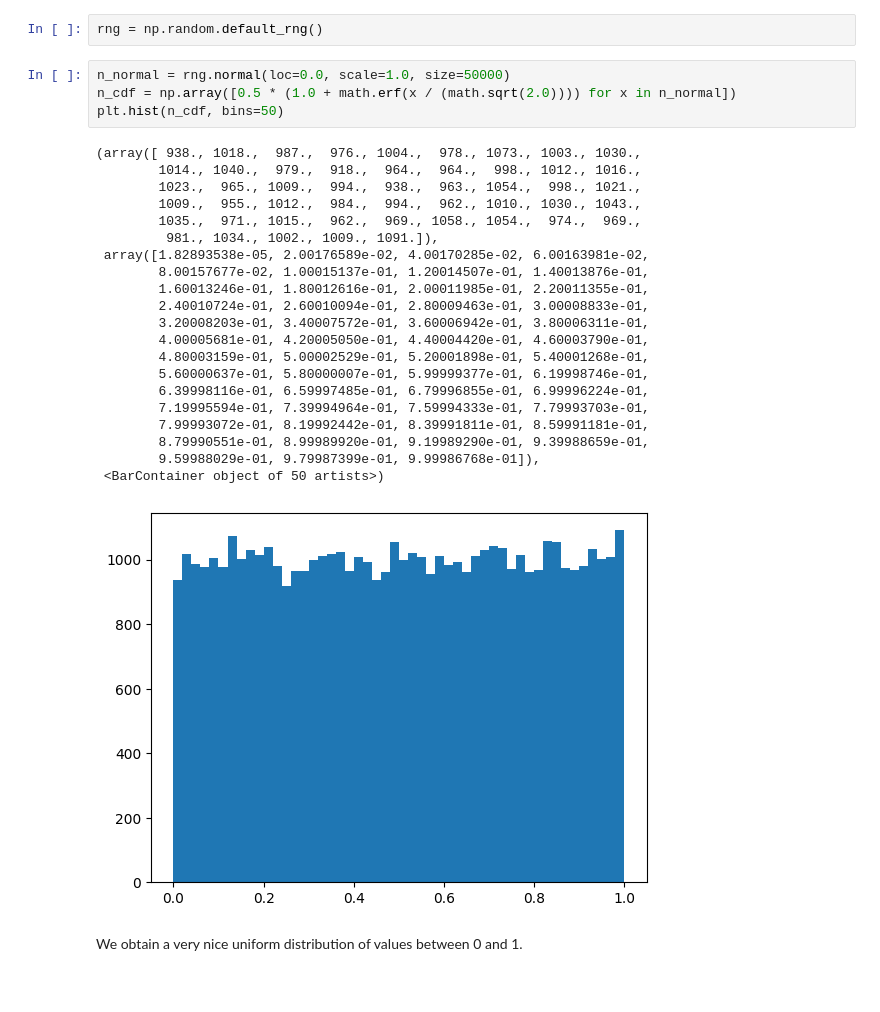
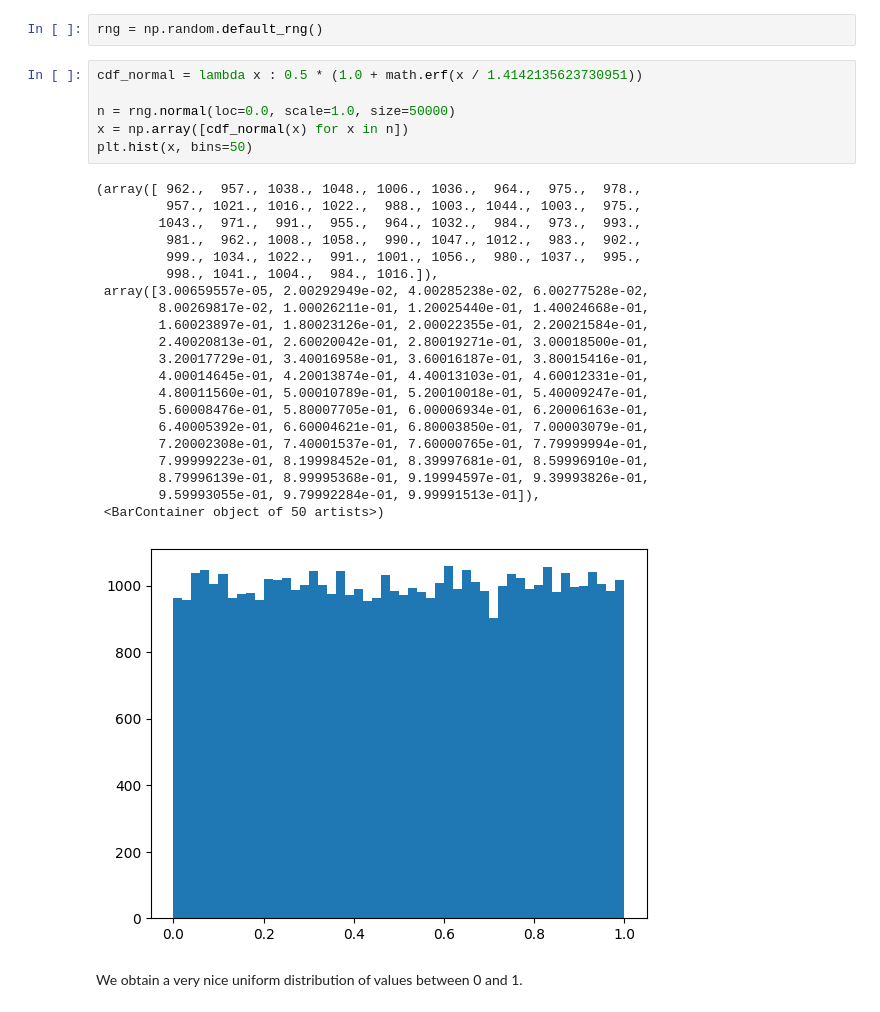
Before and after one commit to Nelarius/notebooks, a Jupyter notebook: cdf_rng/blog_post.ipynb, the cells around one changed output. Cells and saved outputs as stored; diff of their text form.

```diff
--- a/cdf_rng/blog_post.ipynb
+++ b/cdf_rng/blog_post.ipynb
@@ -35,30 +39,32 @@ Let's observe the distribution of normally distributed random numbers, when we p
 # %%
 rng = np.random.default_rng()
 # %%
-n_normal = rng.normal(loc=0.0, scale=1.0, size=50000)
-n_cdf = np.array([0.5 * (1.0 + math.erf(x / (math.sqrt(2.0)))) for x in n_normal])
-plt.hist(n_cdf, bins=50)
+cdf_normal = lambda x : 0.5 * (1.0 + math.erf(x / 1.4142135623730951))
+
+n = rng.normal(loc=0.0, scale=1.0, size=50000)
+x = np.array([cdf_normal(x) for x in n])
+plt.hist(x, bins=50)
 # %% [output]
-(array([ 938., 1018.,  987.,  976., 1004.,  978., 1073., 1003., 1030.,
-        1014., 1040.,  979.,  918.,  964.,  964.,  998., 1012., 1016.,
-        1023.,  965., 1009.,  994.,  938.,  963., 1054.,  998., 1021.,
-        1009.,  955., 1012.,  984.,  994.,  962., 1010., 1030., 1043.,
-        1035.,  971., 1015.,  962.,  969., 1058., 1054.,  974.,  969.,
-         981., 1034., 1002., 1009., 1091.]),
- array([1.82893538e-05, 2.00176589e-02, 4.00170285e-02, 6.00163981e-02,
-        8.00157677e-02, 1.00015137e-01, 1.20014507e-01, 1.40013876e-01,
-        1.60013246e-01, 1.80012616e-01, 2.00011985e-01, 2.20011355e-01,
-        2.40010724e-01, 2.60010094e-01, 2.80009463e-01, 3.00008833e-01,
-        3.20008203e-01, 3.40007572e-01, 3.60006942e-01, 3.80006311e-01,
-        4.00005681e-01, 4.20005050e-01, 4.40004420e-01, 4.60003790e-01,
-        4.80003159e-01, 5.00002529e-01, 5.20001898e-01, 5.40001268e-01,
-        5.60000637e-01, 5.80000007e-01, 5.99999377e-01, 6.19998746e-01,
-        6.39998116e-01, 6.59997485e-01, 6.79996855e-01, 6.99996224e-01,
-        7.19995594e-01, 7.39994964e-01, 7.59994333e-01, 7.79993703e-01,
-        7.99993072e-01, 8.19992442e-01, 8.39991811e-01, 8.59991181e-01,
-        8.79990551e-01, 8.99989920e-01, 9.19989290e-01, 9.39988659e-01,
-        9.59988029e-01, 9.79987399e-01, 9.99986768e-01]),
+(array([ 962.,  957., 1038., 1048., 1006., 1036.,  964.,  975.,  978.,
+         957., 1021., 1016., 1022.,  988., 1003., 1044., 1003.,  975.,
+        1043.,  971.,  991.,  955.,  964., 1032.,  984.,  973.,  993.,
+         981.,  962., 1008., 1058.,  990., 1047., 1012.,  983.,  902.,
+         999., 1034., 1022.,  991., 1001., 1056.,  980., 1037.,  995.,
+         998., 1041., 1004.,  984., 1016.]),
+ array([3.00659557e-05, 2.00292949e-02, 4.00285238e-02, 6.00277528e-02,
+        8.00269817e-02, 1.00026211e-01, 1.20025440e-01, 1.40024668e-01,
+        1.60023897e-01, 1.80023126e-01, 2.00022355e-01, 2.20021584e-01,
+        2.40020813e-01, 2.60020042e-01, 2.80019271e-01, 3.00018500e-01,
+        3.20017729e-01, 3.40016958e-01, 3.60016187e-01, 3.80015416e-01,
+        4.00014645e-01, 4.20013874e-01, 4.40013103e-01, 4.60012331e-01,
+        4.80011560e-01, 5.00010789e-01, 5.20010018e-01, 5.40009247e-01,
+        5.60008476e-01, 5.80007705e-01, 6.00006934e-01, 6.20006163e-01,
+        6.40005392e-01, 6.60004621e-01, 6.80003850e-01, 7.00003079e-01,
+        7.20002308e-01, 7.40001537e-01, 7.60000765e-01, 7.79999994e-01,
+        7.99999223e-01, 8.19998452e-01, 8.39997681e-01, 8.59996910e-01,
+        8.79996139e-01, 8.99995368e-01, 9.19994597e-01, 9.39993826e-01,
+        9.59993055e-01, 9.79992284e-01, 9.99991513e-01]),
  <BarContainer object of 50 artists>)
-[figure, old version]
+[figure, new version]
 # %% [markdown]
 We obtain a very nice uniform distribution of values between 0 and 1.
```
Also changed, not shown: parts of 11 cells of this notebook.
